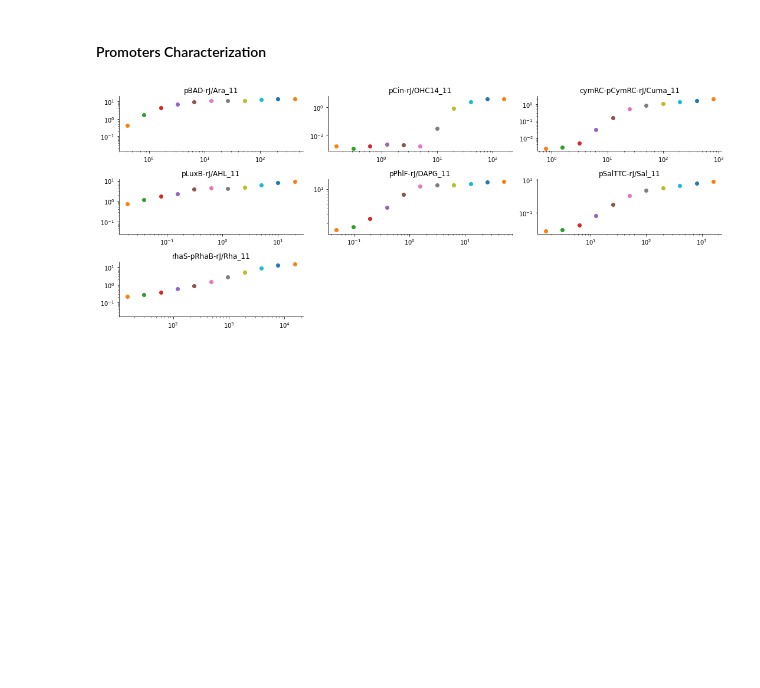
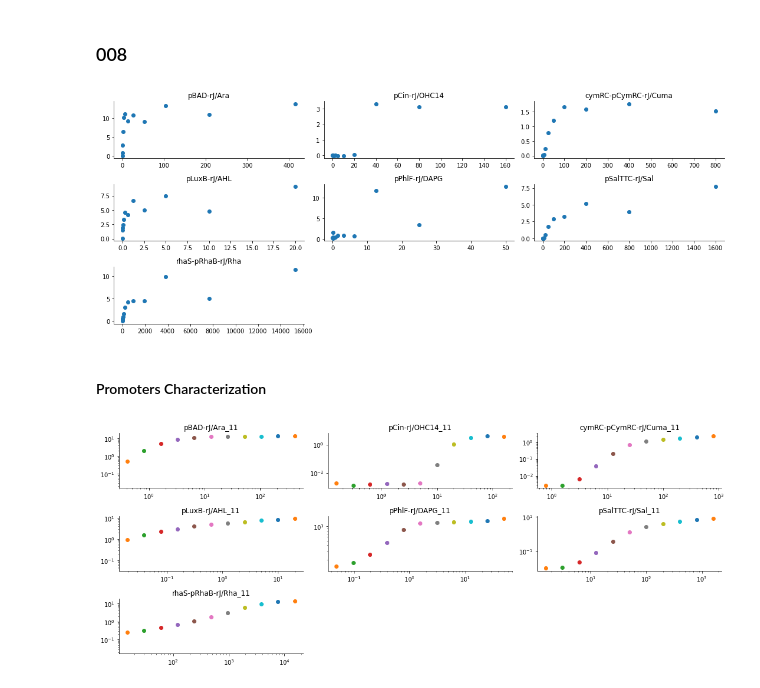
Before and after one commit to rmardian/intein-based-circuits, a Jupyter notebook: Promoters Characterization.ipynb, the cells around one changed output. Saved outputs shown, nothing was run; the diff lists cells and outputs as text; code cells hidden in the pictures; blank space fills up the shorter version.

```diff
--- a/Promoters Characterization.ipynb
+++ b/Promoters Characterization.ipynb
@@ -125,3 +147,27 @@ Name: 48, dtype: float64
+# %% [markdown]
+### 008
+# %%
+filename = '008-promoters-characterization-02'
+map_name = '006-plate_map' #same plate map with experiment 006
+
+promoters = ['pBAD-rJ/Ara', 'pCin-rJ/OHC14', 'cymRC-pCymRC-rJ/Cuma',
+             'pLuxB-rJ/AHL', 'pPhlF-rJ/DAPG', 'pSalTTC-rJ/Sal', 'rhaS-pRhaB-rJ/Rha']
+
+induction_lvl = 11
+max_inducers = [416, 160, 800, 20, 50, 1600, 15300] #ara, ohc14, cuma, ahl, dapg, sal, rha
+inducers = []
+dil = 2
+for x, mi in enumerate(max_inducers):
+    inducer = ([mi] + [mi/i for i in [dil**j for j in range(1, induction_lvl)]] + [0])
+    inducer.reverse()
+    inducers.append(inducer)
+# %%
+ods, fluos, fluos_1, fluos_2 = read_data(folder, filename, map_name)
+df = get_data_at(fluos_2, ods, h=10)
+df_res_2, df_ind_2 = generate_responses(df, promoters, inducers)
+plot_responses(3, 3, df, inducers, promoters, sharex=False)
+# %% [output]
+[figure, added]
 # %% [markdown]
 #### Promoters Characterization
 # %%
```
Also changed, not shown: parts of 12 cells of this notebook, 9 other files.
